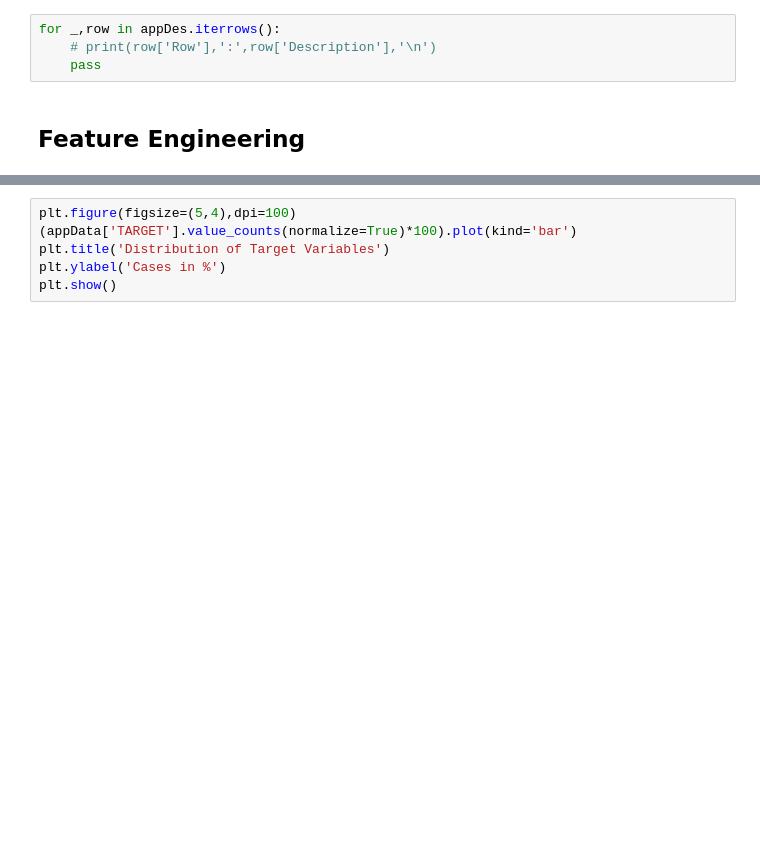
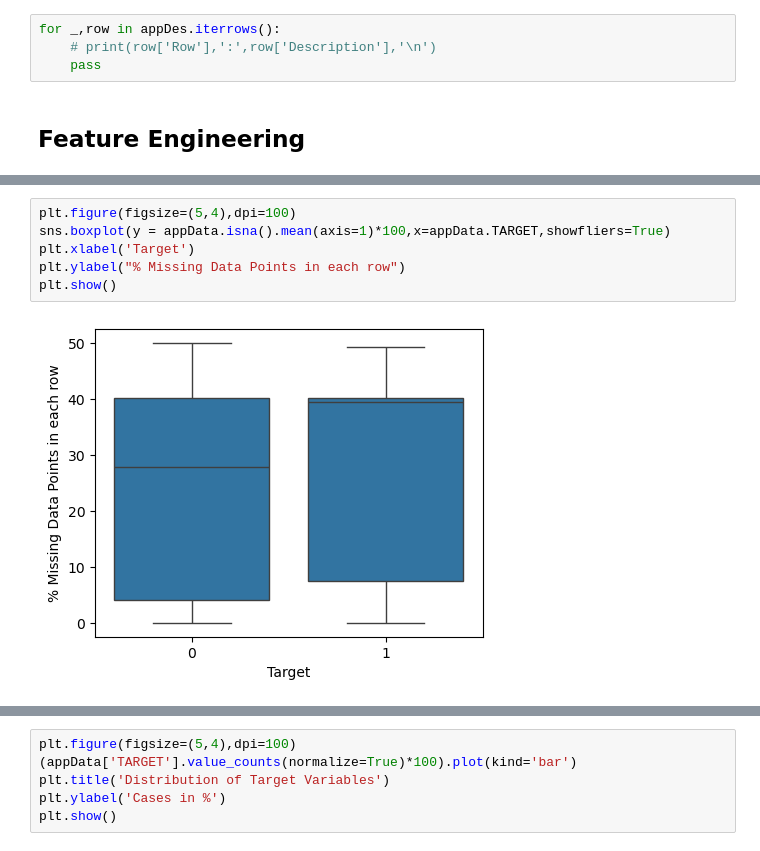
Before and after one commit to aver81/Loan-Defaulter-Classification, a Jupyter notebook: notebooks/LoanDefaulterEDA.ipynb, the cells around one changed output, grey strips where cells are left out. Saved outputs shown, nothing was run; the diff lists cells and outputs as text; blank space fills up the shorter version.

```diff
--- a/notebooks/LoanDefaulterEDA.ipynb
+++ b/notebooks/LoanDefaulterEDA.ipynb
@@ -124,0 +132,8 @@ for _,row in appDes.iterrows():
+# %%
+plt.figure(figsize=(5,4),dpi=100)
+sns.boxplot(y = appData.isna().mean(axis=1)*100,x=appData.TARGET,showfliers=True)
+plt.xlabel('Target')
+plt.ylabel("% Missing Data Points in each row")
+plt.show()
+# %% [output]
+[figure, added]
```
Also changed, not shown: parts of 37 cells of this notebook.
